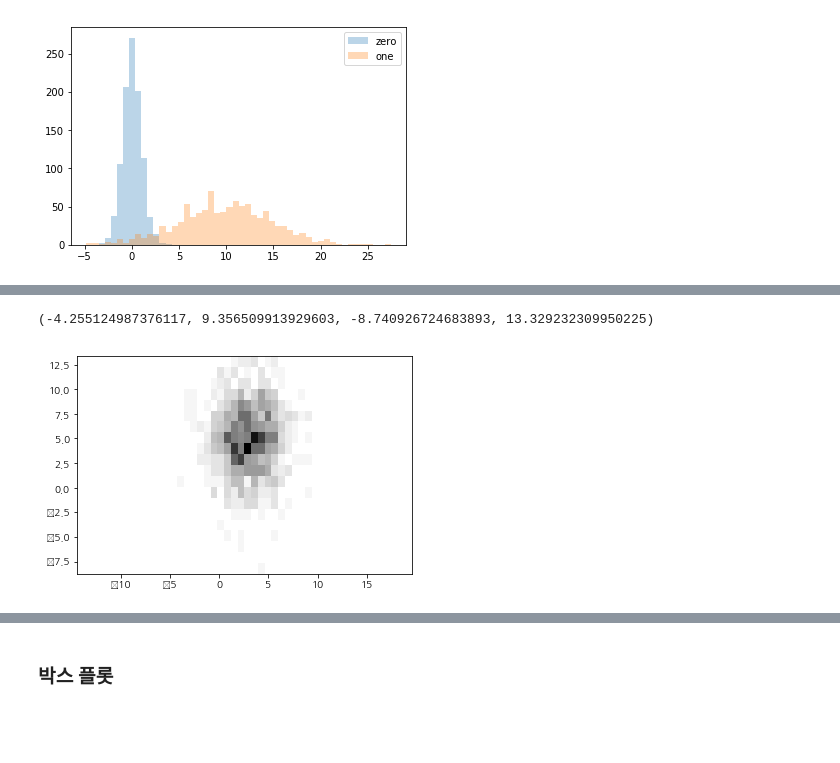
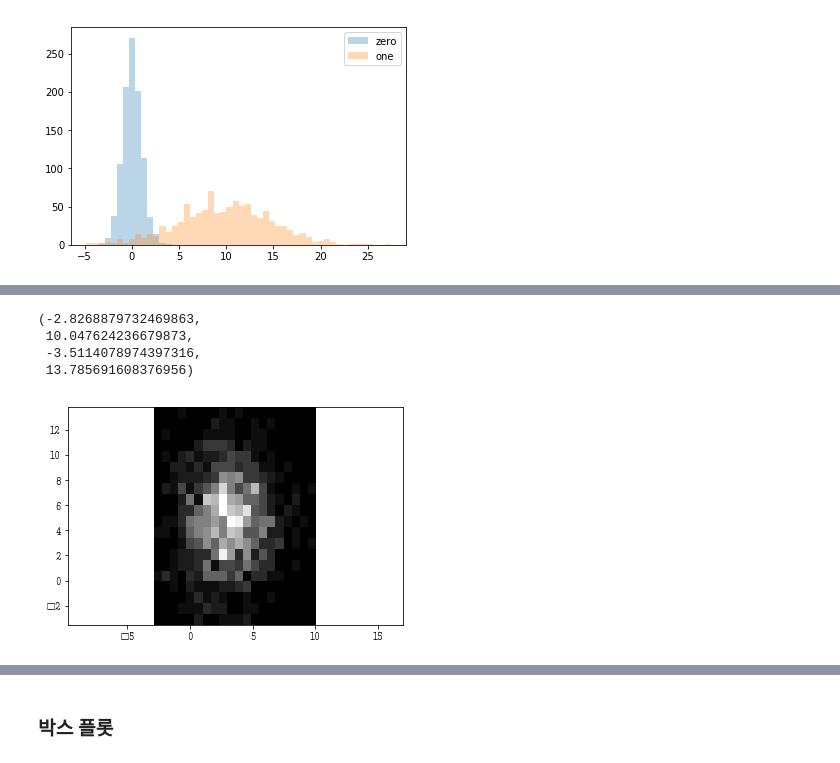
Before and after one commit to gubosd/lecture6, a Jupyter notebook: 파이썬고급/03_matplotlib_01.ipynb, the cells around one changed output, grey strips where cells are left out. Cells and saved outputs as stored; diff of their text form; code cells hidden in the pictures; blank space fills up the shorter version.

```diff
--- a/파이썬고급/03_matplotlib_01.ipynb
+++ b/파이썬고급/03_matplotlib_01.ipynb
@@ -459,7 +489,10 @@ plt.legend(['zero', 'one'])
 # %%
 plt.hist2d(np.random.normal(3,2,size=1000), np.random.normal(5,3,size=1000),
-           bins=20, cmap='gray_r')
+           bins=20, cmap='gray')
 plt.axis('equal')
 # %% [output]
-(-4.255124987376117, 9.356509913929603, -8.740926724683893, 13.329232309950225)
+(-2.8268879732469863,
+ 10.047624236679873,
+ -3.5114078974397316,
+ 13.785691608376956)
-[figure, old version]
+[figure, new version]
```
Also changed, not shown: parts of 22 cells of this notebook.
